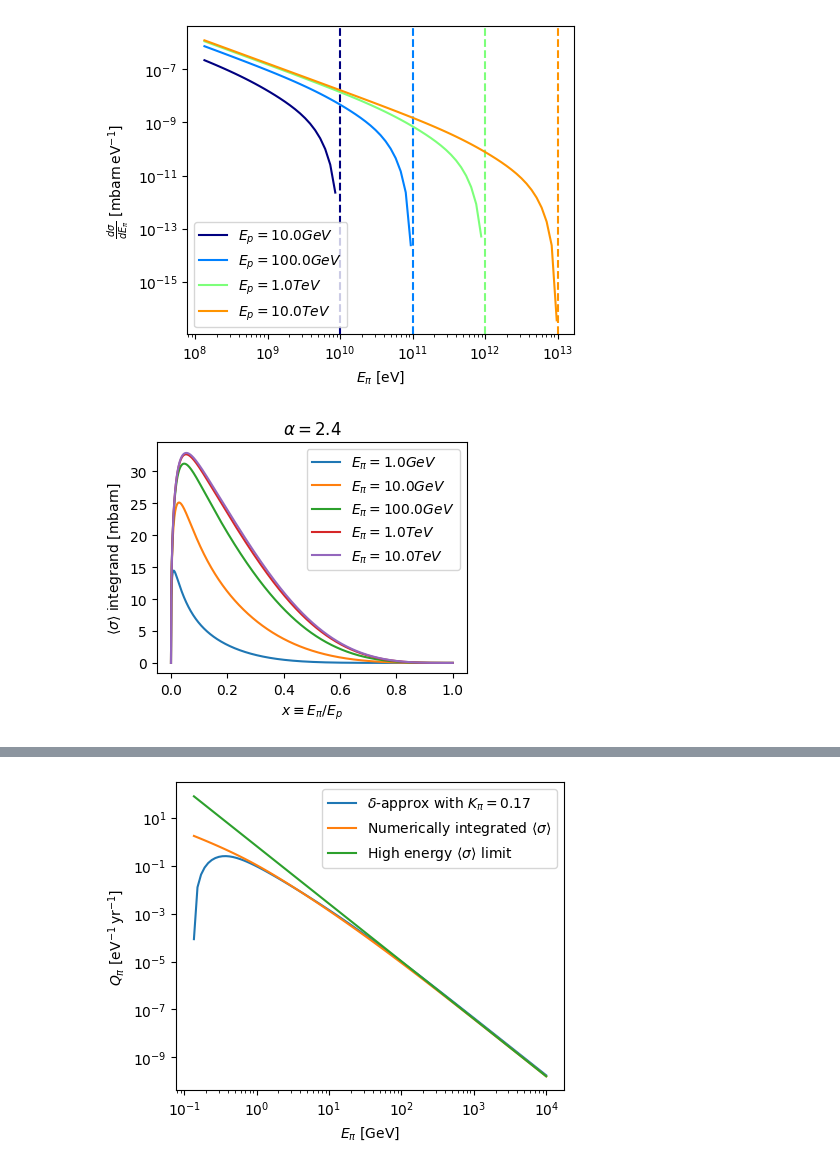
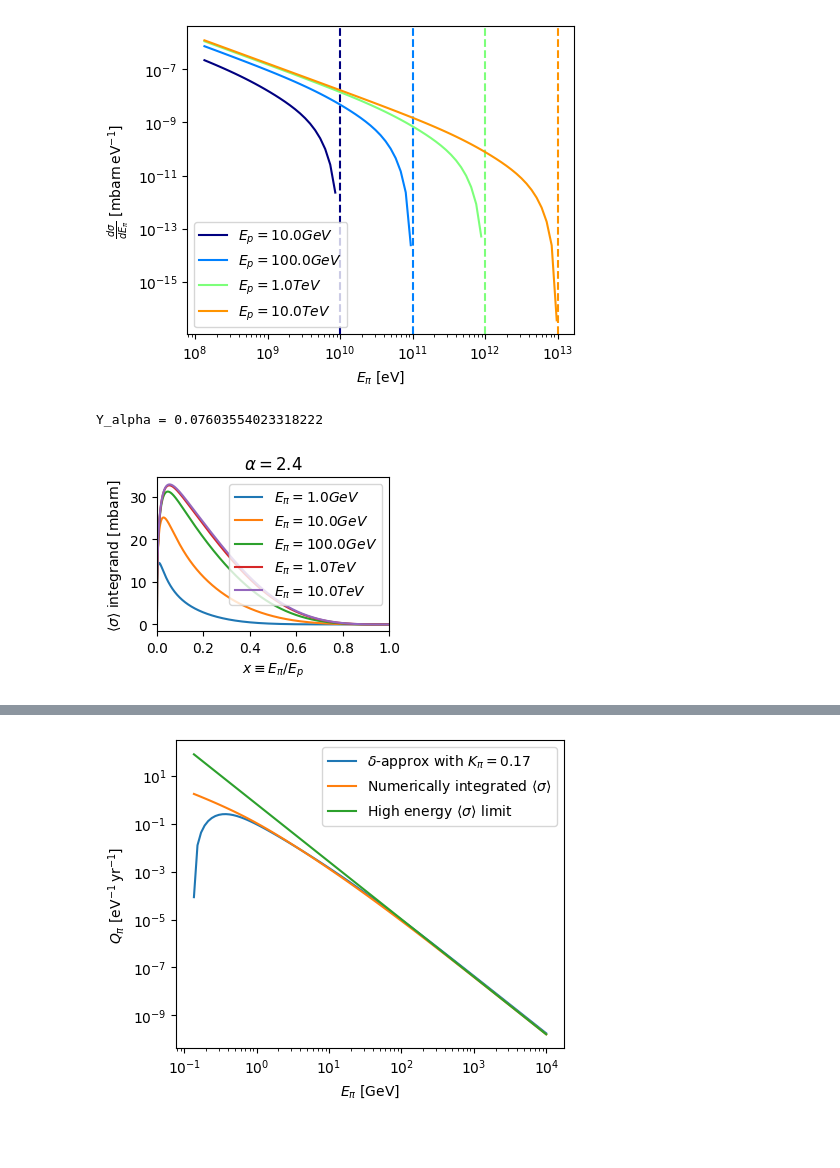
Before and after one commit to nj-vs-vh/gssi-he-th, a Jupyter notebook: 7 Luminosity Ratio of Cosmic Ray Protons and Electrons.ipynb, the cells around one changed output, grey strips where cells are left out. Drawn from its saved outputs; the diff is of its cells as text; code cells hidden in the pictures; blank space fills up the shorter version.

```diff
--- a/7 Luminosity Ratio of Cosmic Ray Protons and Electrons.ipynb
+++ b/7 Luminosity Ratio of Cosmic Ray Protons and Electrons.ipynb
@@ -96,41 +98,49 @@ label_axes(ax, "E_{\\pi}", "\\frac{d \\sigma}{dE_\\pi}")
 plt.show()
 # %% [output]
 [figure]
+# %%
+Y_alpha, _ = scipy.integrate.quad(
+    lambda x: diff_cross_section_f(x) * x ** (alpha - 2), a=0, b=1
+)
+print(f"{Y_alpha = }")
+# %% [output]
+Y_alpha = 0.07603554023318222
 # %%
 def sigma_average_integrand(
     x_grid: np.ndarray | float,
     E_pi: u.Quantity[u.eV],
 ) -> u.Quantity[u.mbarn]:
 
     def _internal(x_grid):
         return (
             diff_cross_section_f(x_grid)
             * x_grid ** (alpha - 2)
             * sigma_pp_pi0(E_pi / x_grid)
         )
 
     if E_pi.size != 1:
         raise ValueError("E_pi must be scalar")
     if isinstance(x_grid, float):
         return _internal(x_grid) if 0 < x_grid < 1 else 0
     else:
         result = np.zeros_like(x_grid) * u.mbarn
         mask = np.logical_and(x_grid > 0, x_grid < 1)
         result[mask] = _internal(x_grid[mask])
         return result
 
 
-_, ax = plt.subplots(figsize=(4, 3))
+_, ax = plt.subplots(figsize=(3, 2))
 x_grid = np.linspace(0, 1, 1000)
 E_pi_grid = [1 * u.GeV, 10 * u.GeV, 100 * u.GeV, 1 * u.TeV, 10 * u.TeV]
 for E_pi in E_pi_grid:
     ax.plot(x_grid, sigma_average_integrand(x_grid, E_pi), label=f"$E_\\pi = {E_pi}$")
 label_axes(ax, "x \\equiv E_\\pi / E_p", "\\langle \\sigma \\rangle~\\text{integrand}")
 ax.set_title(f"$\\alpha = {alpha}$")
+ax.set_xlim(0, 1)
 ax.legend()
 plt.show()
 # %% [output]
-[figure, old version]
+[figure, new version]
 # %%
 def sigma_average(E_pi: u.Quantity[u.eV]) -> u.Quantity[u.mbarn]:
     res: list[float] = []
```
Also changed, not shown: parts of 25 cells of this notebook.
